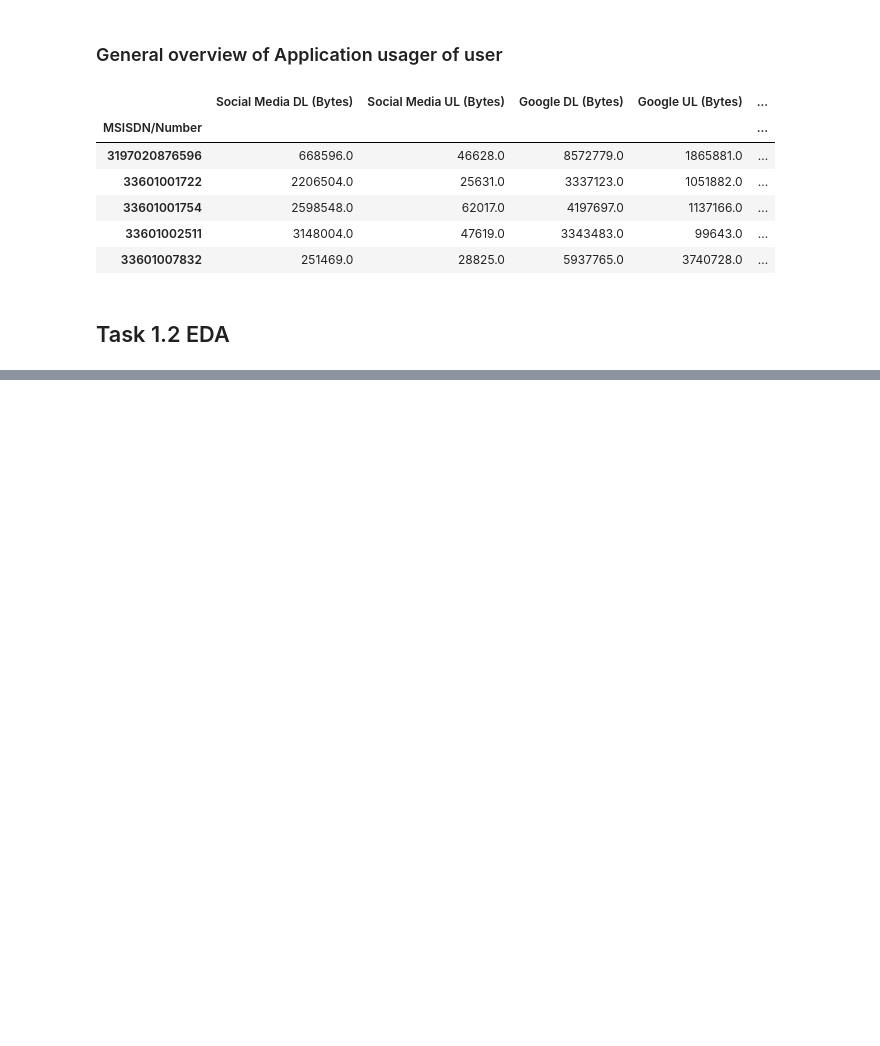
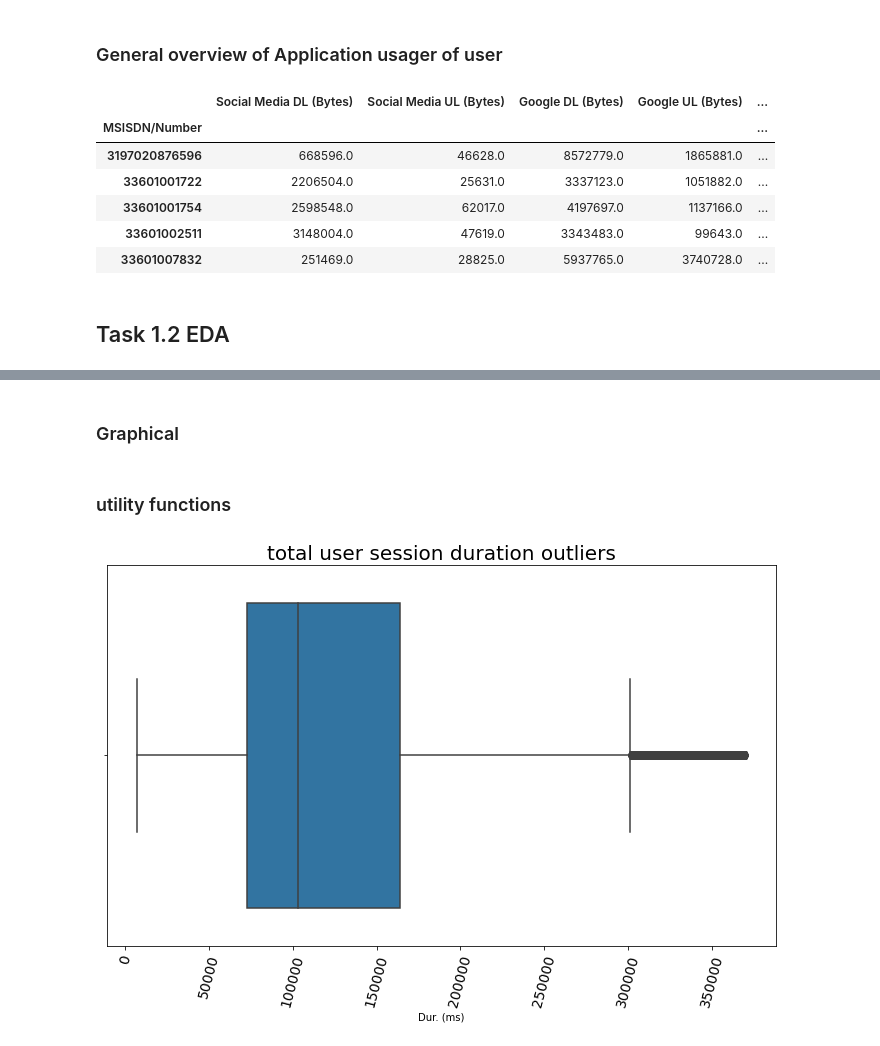
Before and after one commit to NatnaelSisay/Telecom_data_Analysis, a Jupyter notebook: notebooks/notebook_data_exploration.ipynb, the cells around one changed output, grey strips where cells are left out. Drawn from its saved outputs; the diff is of its cells as text; code cells hidden in the pictures; blank space fills up the shorter version.

```diff
--- a/notebooks/notebook_data_exploration.ipynb
+++ b/notebooks/notebook_data_exploration.ipynb
@@ -369,0 +460,15 @@ memory usage: 63.4+ MB
+# %%
+def fix_outlier(df, column_list):
+    for column in column_list:
+        df[column] = np.where(df[column] > df[column].quantile(0.95), df[column].mean(),df[column])
+
+    return df
+
+# hold numeric values of data frame
+df = telecom_dataset[['IMSI', 'Dur. (ms)' ,'Total UL (Bytes)', 'Total DL (Bytes)',
+                'Social Media DL (Bytes)','Social Media UL (Bytes)', 'Google DL (Bytes)',
+                'Google UL (Bytes)', 'Email DL (Bytes)', 'Email UL (Bytes)', 'Youtube DL (Bytes)',
+                'Youtube UL (Bytes)', 'Netflix DL (Bytes)', 'Netflix UL (Bytes)', 'Gaming DL (Bytes)',
+                'Gaming UL (Bytes)', 'Other DL (Bytes)', 'Other UL (Bytes)']].groupby(['IMSI']).sum()
+
+df = fix_outlier(df, list(df.columns))
@@ -369,0 +489,4 @@ memory usage: 63.4+ MB
+# %% [markdown]
+### Graphical
+# %% [markdown]
+### utility functions
@@ -369,0 +545,4 @@ memory usage: 63.4+ MB
+# %%
+plot_box(df, "Dur. (ms)", "total user session duration outliers")
+# %% [output]
+[figure, added]
```
Also changed, not shown: parts of 20 cells of this notebook.
